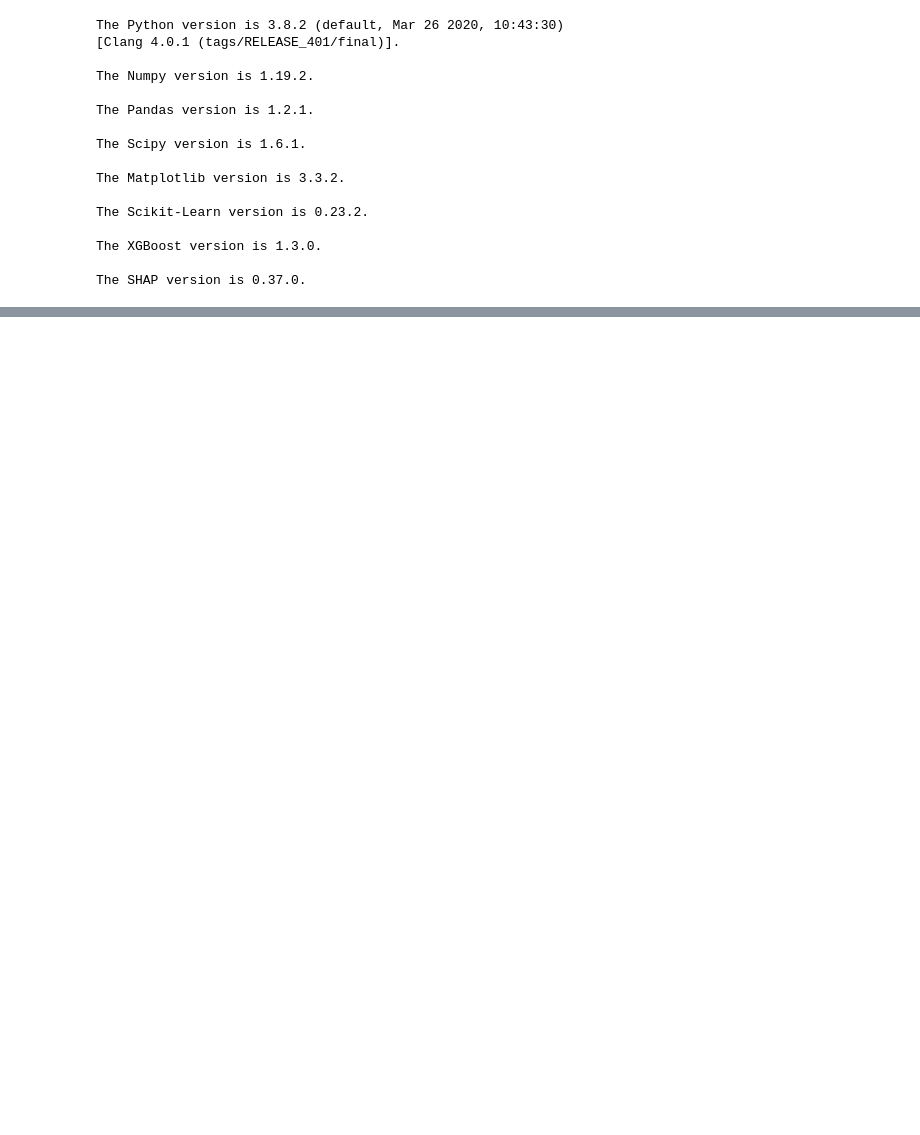
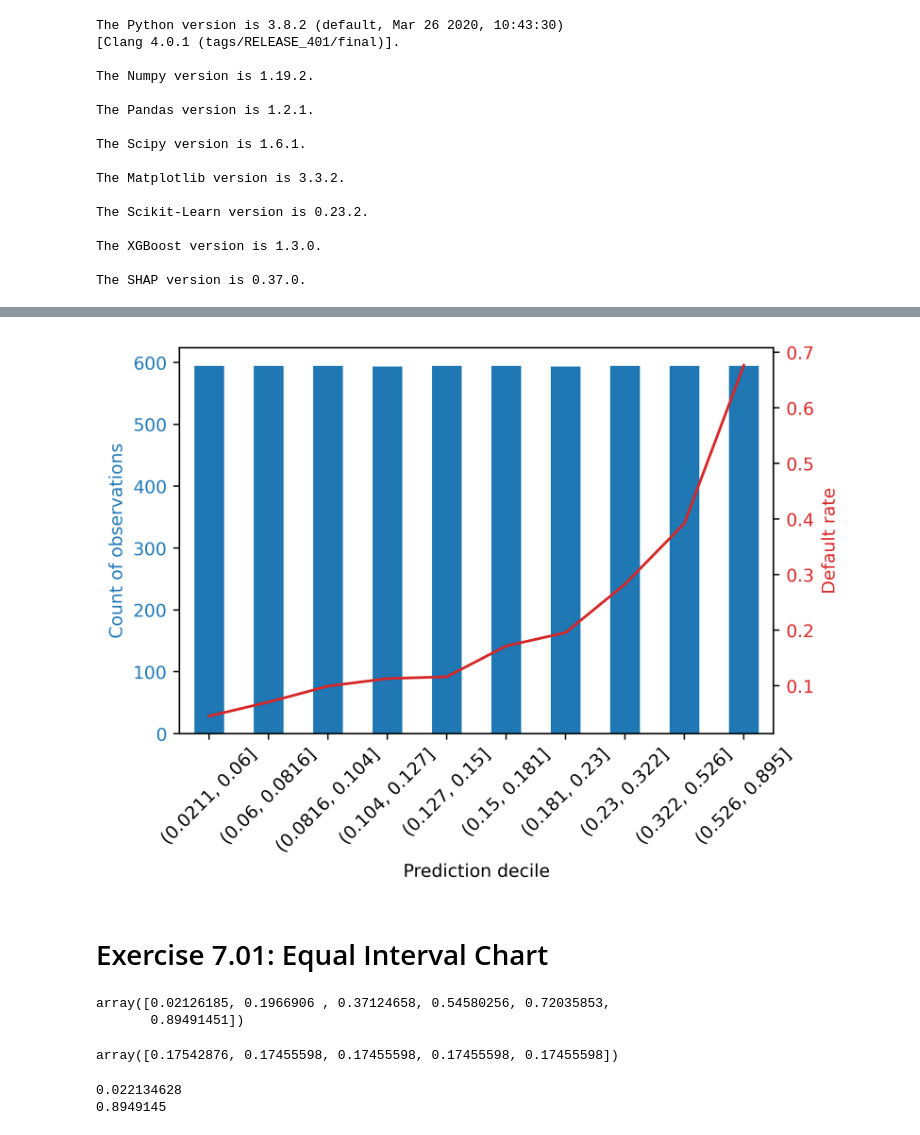
Before and after one commit to TrainingByPackt/Data-Science-Projects-With-Python-Second-Edition, a Jupyter notebook: Chapter07/Reference/Chapter_07_Complete.ipynb, the cells around one changed output, grey strips where cells are left out. Drawn from its saved outputs; the diff is of its cells as text; code cells hidden in the pictures; blank space fills up the shorter version.

```diff
--- a/Chapter07/Reference/Chapter_07_Complete.ipynb
+++ b/Chapter07/Reference/Chapter_07_Complete.ipynb
@@ -882,0 +94,5 @@ Save the features and response name list, training and testing sets, and trained
+# %%
+test_set_df = pd.DataFrame({'Predicted probability':test_set_pred_proba,
+                            'Prediction decile':deciles,
+                            'Outcome':y_test_all})
+test_set_df.head(5)
@@ -882,0 +106,3 @@ Save the features and response name list, training and testing sets, and trained
+# %%
+test_set_gr = test_set_df.groupby('Prediction decile')
+gr_df = test_set_gr.agg({'Outcome':['count', 'mean']})
@@ -882,0 +146,17 @@ Save the features and response name list, training and testing sets, and trained
+# %%
+ax_1 = plt.axes()
+color_1 = 'tab:blue'
+gr_df[('Outcome', 'count')].plot.bar(ax=ax_1, color=color_1)
+ax_1.set_ylabel('Count of observations', color=color_1)
+ax_1.tick_params(axis='y', labelcolor=color_1)
+ax_1.tick_params(axis='x', labelrotation = 45)
+
+ax_2 = ax_1.twinx()
+color_2 = 'tab:red'
+gr_df[('Outcome', 'mean')].plot(ax=ax_2, color=color_2)
+ax_2.set_ylabel('Default rate', color=color_2)
+ax_2.tick_params(axis='y', labelcolor=color_2)
+# %% [output]
+[figure, added]
+# %% [markdown]
+# Exercise 7.01: Equal Interval Chart
@@ -882,0 +169,15 @@ Save the features and response name list, training and testing sets, and trained
+# %%
+equal_interval_bin_edges
+# %% [output]
+array([0.02126185, 0.1966906 , 0.37124658, 0.54580256, 0.72035853,
+       0.89491451])
+# %%
+equal_interval_bin_edges[1:] - equal_interval_bin_edges[:-1]
+# %% [output]
+array([0.17542876, 0.17455598, 0.17455598, 0.17455598, 0.17455598])
+# %%
+print(test_set_pred_proba.min())
+print(test_set_pred_proba.max())
+# %% [output]
+0.022134628
+0.8949145
```
Also changed, not shown: parts of 165 cells of this notebook, 1 other file.
